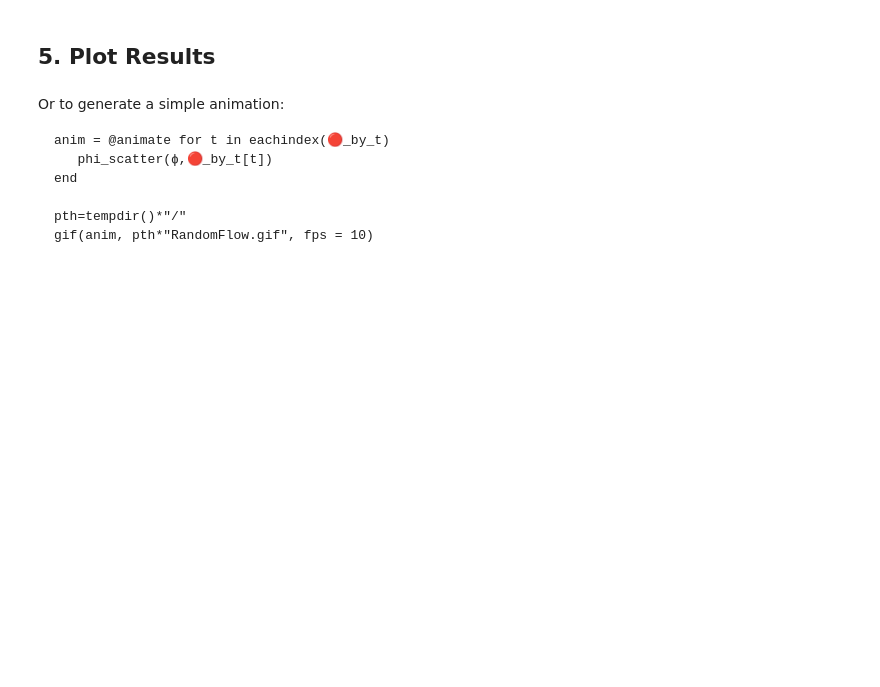
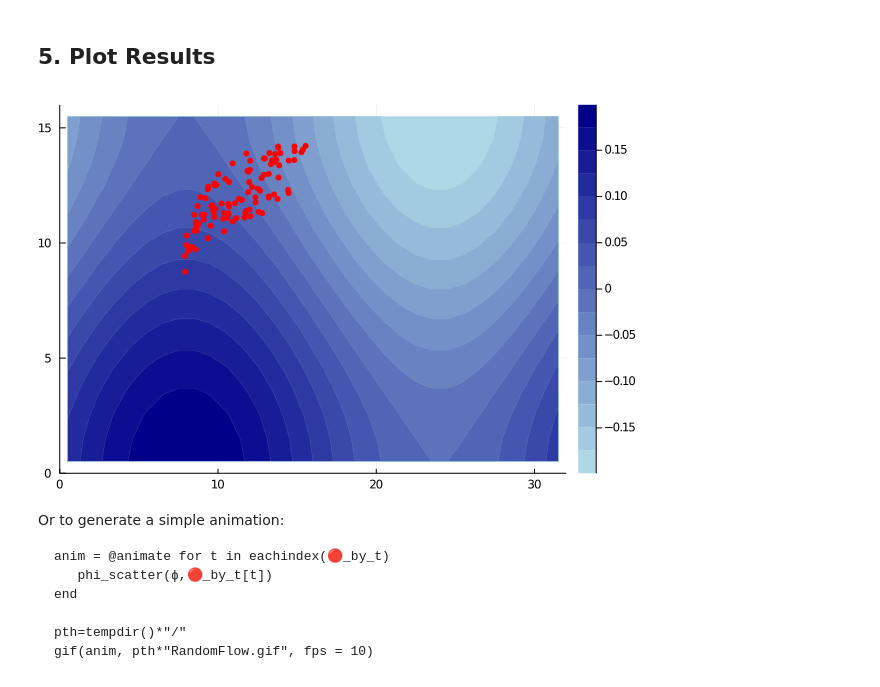
Before and after one commit to JuliaClimate/IndividualDisplacements.jl, a Jupyter notebook: dev/notebooks/random_flow_field.ipynb, the cells around one changed output. Drawn from its saved outputs; the diff is of its cells as text; code cells hidden in the pictures; blank space fills up the shorter version.

```diff
--- a/dev/notebooks/random_flow_field.ipynb
+++ b/dev/notebooks/random_flow_field.ipynb
@@ -134,5 +87,13 @@ The time period is `𝐼.𝑃.𝑇` by default, unless `∫!(𝐼,𝑇)` is call
 # %% [markdown]
 ## 5. Plot Results
+# %%
+p=dirname(pathof(IndividualDisplacements))
+include(joinpath(p,"../examples/recipes_plots.jl"));
+
+🔴_by_t = groupby(𝐼.🔴, :t)
+phi_scatter(ϕ,🔴_by_t[end])
+# %% [output]
+[figure, added]
 # %% [markdown]
 Or to generate a simple animation:
 
```
Also changed, not shown: parts of 13 cells of this notebook, 14 other files.
